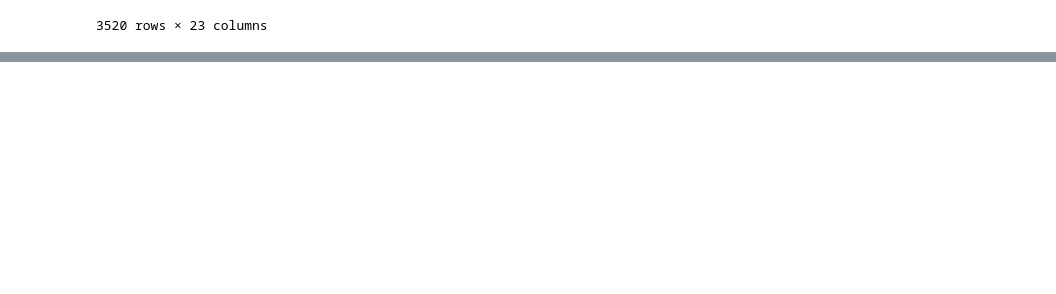
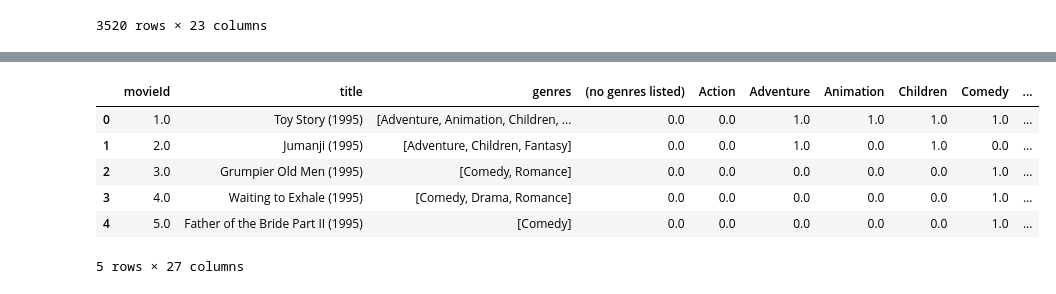
Before and after one commit to Soham-KT/Minor-Project-Personalised-Recommendation-System, a Jupyter notebook: Recommendation Engine/analysis.ipynb, the cells around one changed output, grey strips where cells are left out. Drawn from its saved outputs; the diff is of its cells as text; code cells hidden in the pictures; blank space fills up the shorter version.

```diff
--- a/Recommendation Engine/analysis.ipynb
+++ b/Recommendation Engine/analysis.ipynb
@@ -157,0 +193,11 @@ movies[movies['Action'] == 1]
+# %%
+movies_and_ratings = pd.concat([movies, ratings], axis=1).reindex(movies.index)
+movies_and_ratings.head()
+# %% [output]
+|  | movieId | title | genres | (no genres listed) | Action | Adventure | Animation | Children | Comedy | ... |
+| 0 | 1.0 | Toy Story (1995) | [Adventure, Animation, Children, ... | 0.0 | 0.0 | 1.0 | 1.0 | 1.0 | 1.0 | ... |
+| 1 | 2.0 | Jumanji (1995) | [Adventure, Children, Fantasy] | 0.0 | 0.0 | 1.0 | 0.0 | 1.0 | 0.0 | ... |
+| 2 | 3.0 | Grumpier Old Men (1995) | [Comedy, Romance] | 0.0 | 0.0 | 0.0 | 0.0 | 0.0 | 1.0 | ... |
+| 3 | 4.0 | Waiting to Exhale (1995) | [Comedy, Drama, Romance] | 0.0 | 0.0 | 0.0 | 0.0 | 0.0 | 1.0 | ... |
+| 4 | 5.0 | Father of the Bride Part II (1995) | [Comedy] | 0.0 | 0.0 | 0.0 | 0.0 | 0.0 | 1.0 | ... |
+5 rows × 27 columns
```
Also changed, not shown: parts of 4 cells of this notebook.
